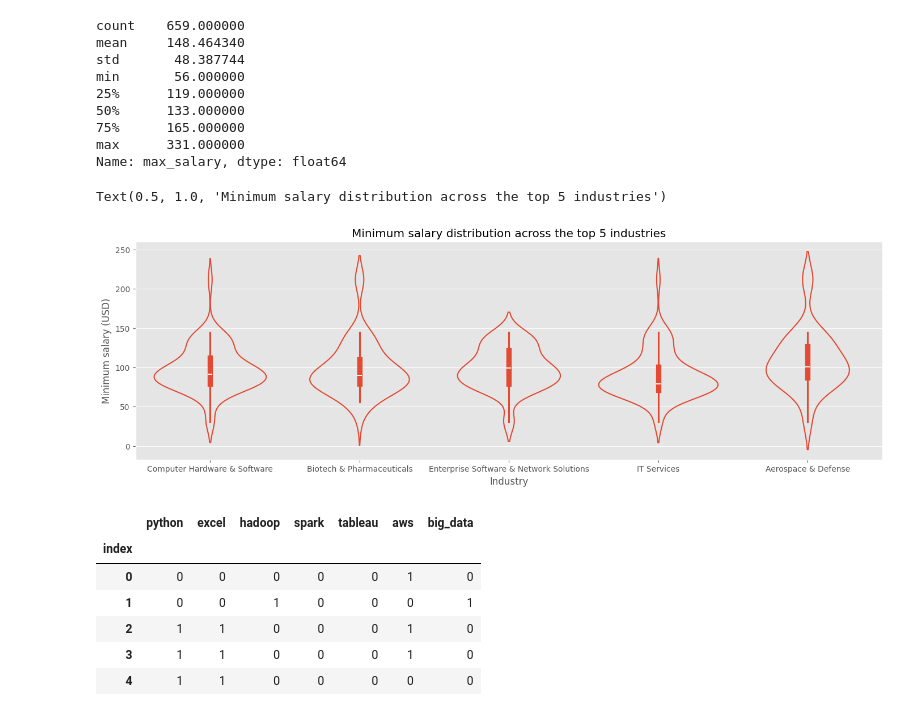
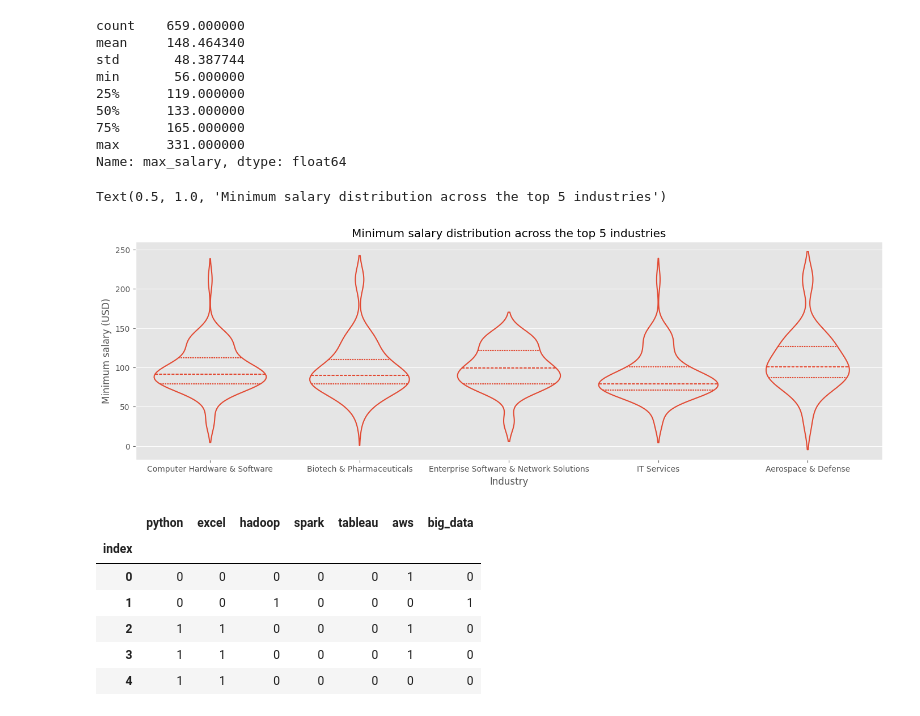
Before and after one commit to AngelX62/Data-Science-Job-Clean, a Jupyter notebook: Data_Science.ipynb, the cells around one changed output. Drawn from its saved outputs; the diff is of its cells as text; code cells hidden in the pictures.

Commit message:
More visualization functions

```diff
--- a/Data_Science.ipynb
+++ b/Data_Science.ipynb
@@ -389,14 +388,14 @@ Name: max_salary, dtype: float64
 # %%
 # Viewing the distribution of minimum salaries across industries
 top_five = df['Industry'].value_counts().head(5).index
-filt = df[df['Industry'].isin(top_five)]
 plt.figure(figsize=(17,5))
-ax = sns.violinplot(x='Industry', y='min_salary', data=filt, fill=False)
+ax = sns.violinplot(x='Industry', y='min_salary', data=df[df['Industry'].isin(top_five)],
+                    fill=False, inner='quartiles')
 ax.set_ylabel('Minimum salary (USD)')
 ax.set_title('Minimum salary distribution across the top 5 industries')
 # %% [output]
 Text(0.5, 1.0, 'Minimum salary distribution across the top 5 industries')
-[figure, old version]
+[figure, new version]
 # %%
 # Keywords to search for
 key = ['python', 'excel', 'hadoop', 'spark', 'tableau', 'aws', 'big data']
```
Also changed, not shown: parts of 1 cell of this notebook.
